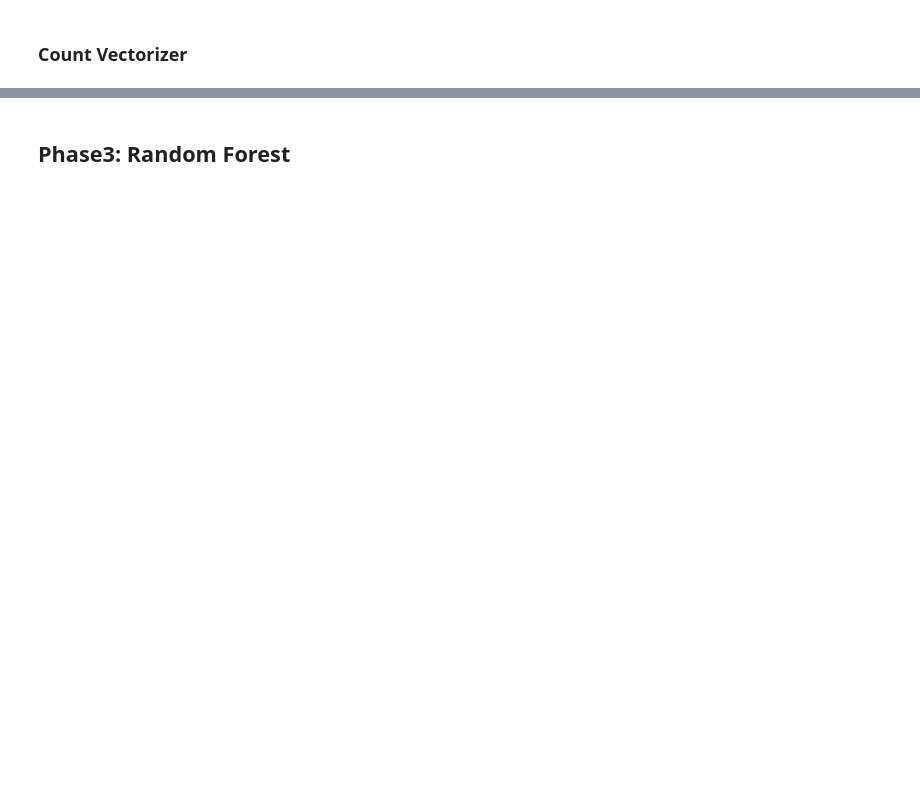
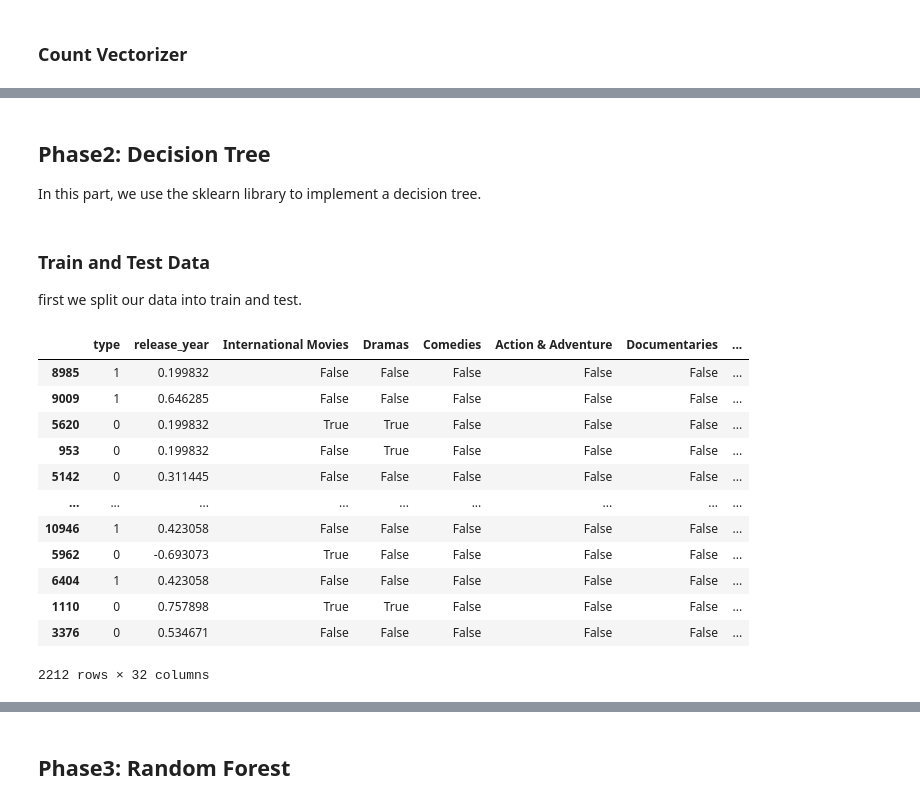
Before and after one commit to kymmt80/AI_DecisionTree, a Jupyter notebook: CA3.ipynb, the cells around one changed output, grey strips where cells are left out. Drawn from its saved outputs; the diff is of its cells as text; code cells hidden in the pictures; blank space fills up the shorter version.

```diff
--- a/CA3.ipynb
+++ b/CA3.ipynb
@@ -145,0 +228,28 @@ See the caveats in the documentation: https://pandas.pydata.org/pandas-docs/stab
+# %% [markdown]
+## Phase2: Decision Tree
+In this part, we use the sklearn library to implement a decision tree.
+# %% [markdown]
+### Train and Test Data
+first we split our data into train and test.
+# %%
+import copy
+from sklearn.model_selection import train_test_split
+
+train, test = train_test_split(data, test_size=0.2)
+tdata=copy.deepcopy(train)
+tdata=tdata.drop(columns=["type"])
+display(test)
+# %% [output]
+|  | type | release_year | International Movies | Dramas | Comedies | Action & Adventure | Documentaries | ... |
+| 8985 | 1 | 0.199832 | False | False | False | False | False | ... |
+| 9009 | 1 | 0.646285 | False | False | False | False | False | ... |
+| 5620 | 0 | 0.199832 | True | True | False | False | False | ... |
+| 953 | 0 | 0.199832 | False | True | False | False | False | ... |
+| 5142 | 0 | 0.311445 | False | False | False | False | False | ... |
+| ... | ... | ... | ... | ... | ... | ... | ... | ... |
+| 10946 | 1 | 0.423058 | False | False | False | False | False | ... |
+| 5962 | 0 | -0.693073 | True | False | False | False | False | ... |
+| 6404 | 1 | 0.423058 | False | False | False | False | False | ... |
+| 1110 | 0 | 0.757898 | True | True | False | False | False | ... |
+| 3376 | 0 | 0.534671 | False | False | False | False | False | ... |
+2212 rows × 32 columns
```
Also changed, not shown: parts of 26 cells of this notebook.
